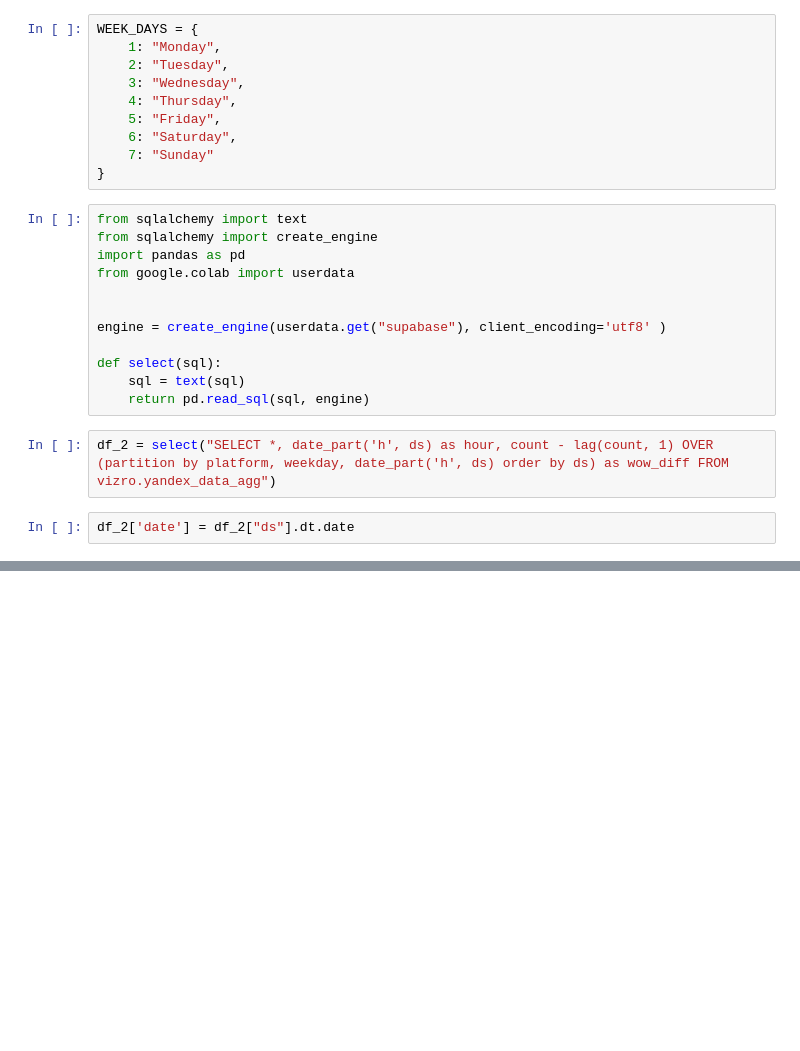
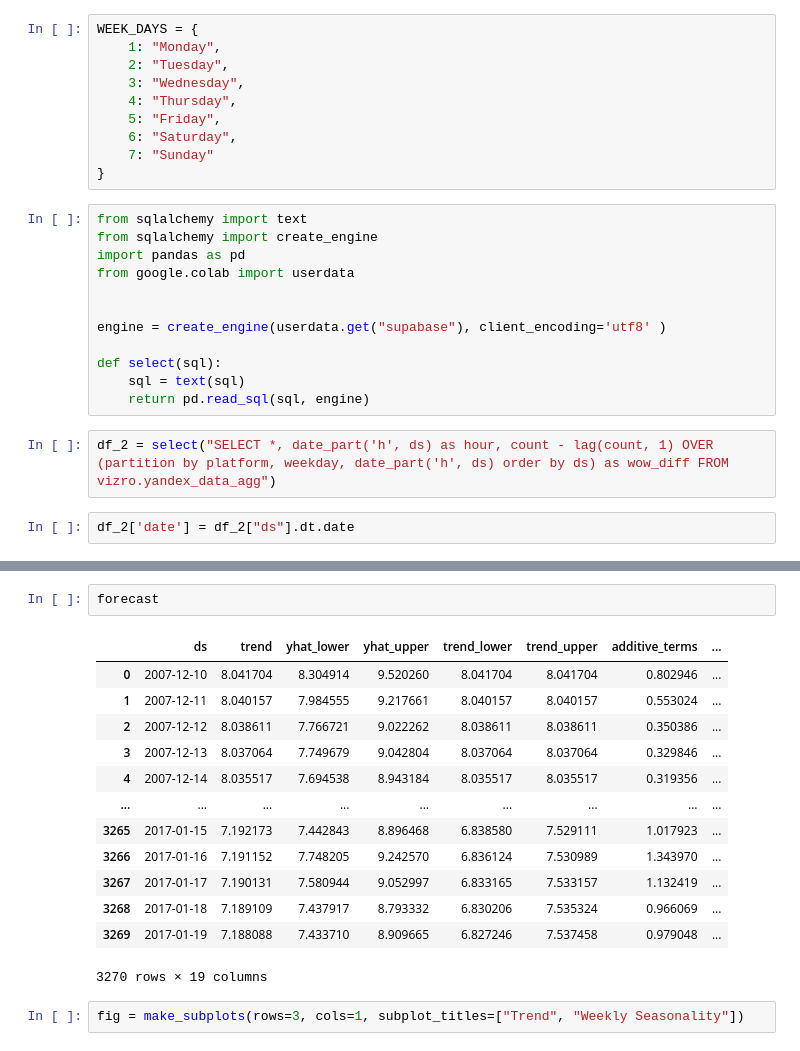
Before and after one commit to aleks-haksly/VIZRO, a Jupyter notebook: demos/heatmap.ipynb, the cells around one changed output, grey strips where cells are left out. Saved outputs shown, nothing was run; the diff lists cells and outputs as text; blank space fills up the shorter version.

```diff
--- a/demos/heatmap.ipynb
+++ b/demos/heatmap.ipynb
@@ -58,0 +98,18 @@ Vizro().build(dashboard).run()
+# %%
+forecast
+# %% [output]
+|  | ds | trend | yhat_lower | yhat_upper | trend_lower | trend_upper | additive_terms | ... |
+| 0 | 2007-12-10 | 8.041704 | 8.304914 | 9.520260 | 8.041704 | 8.041704 | 0.802946 | ... |
+| 1 | 2007-12-11 | 8.040157 | 7.984555 | 9.217661 | 8.040157 | 8.040157 | 0.553024 | ... |
+| 2 | 2007-12-12 | 8.038611 | 7.766721 | 9.022262 | 8.038611 | 8.038611 | 0.350386 | ... |
+| 3 | 2007-12-13 | 8.037064 | 7.749679 | 9.042804 | 8.037064 | 8.037064 | 0.329846 | ... |
+| 4 | 2007-12-14 | 8.035517 | 7.694538 | 8.943184 | 8.035517 | 8.035517 | 0.319356 | ... |
+| ... | ... | ... | ... | ... | ... | ... | ... | ... |
+| 3265 | 2017-01-15 | 7.192173 | 7.442843 | 8.896468 | 6.838580 | 7.529111 | 1.017923 | ... |
+| 3266 | 2017-01-16 | 7.191152 | 7.748205 | 9.242570 | 6.836124 | 7.530989 | 1.343970 | ... |
+| 3267 | 2017-01-17 | 7.190131 | 7.580944 | 9.052997 | 6.833165 | 7.533157 | 1.132419 | ... |
+| 3268 | 2017-01-18 | 7.189109 | 7.437917 | 8.793332 | 6.830206 | 7.535324 | 0.966069 | ... |
+| 3269 | 2017-01-19 | 7.188088 | 7.433710 | 8.909665 | 6.827246 | 7.537458 | 0.979048 | ... |
+3270 rows × 19 columns
+# %%
+fig = make_subplots(rows=3, cols=1, subplot_titles=["Trend", "Weekly Seasonality"])
```
Also changed, not shown: parts of 7 cells of this notebook.
